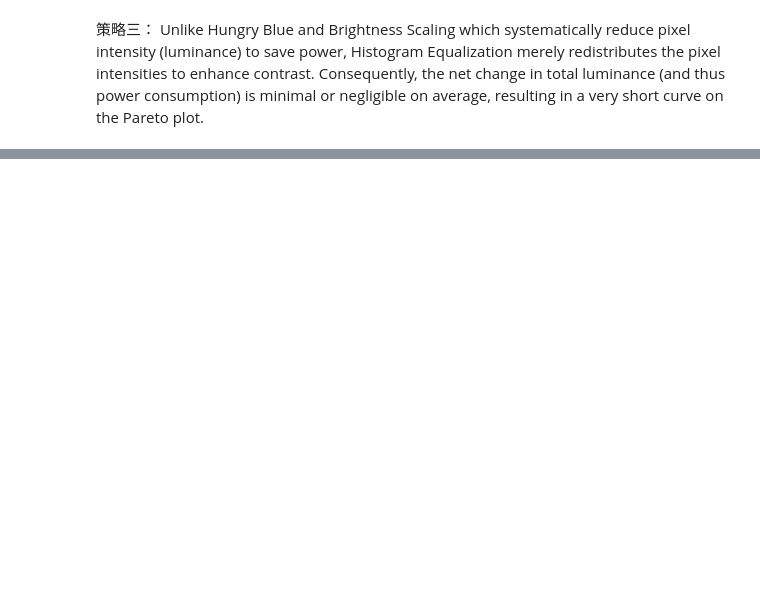
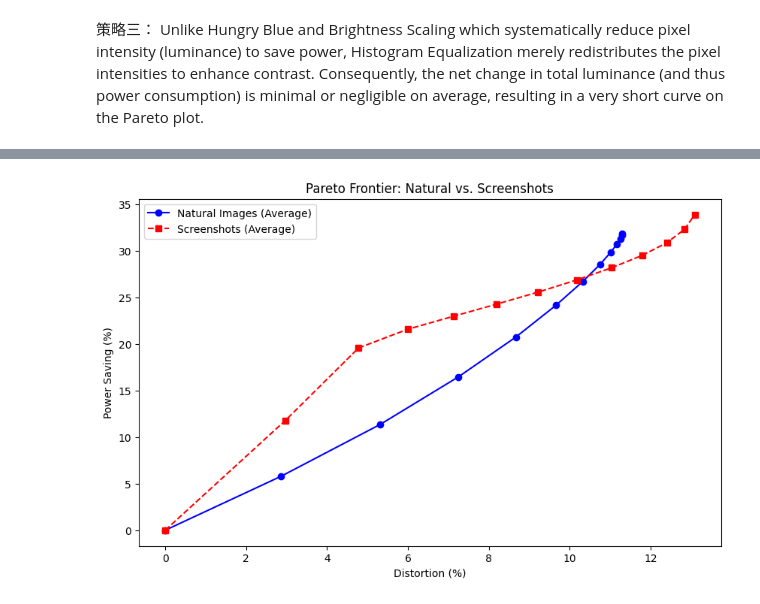
Before and after one commit to Chenya7008/EMIOT_Labs, a Jupyter notebook: lab2/lab2.ipynb, the cells around one changed output, grey strips where cells are left out. Cells and saved outputs as stored; diff of their text form; code cells hidden in the pictures; blank space fills up the shorter version.

```diff
--- a/lab2/lab2.ipynb
+++ b/lab2/lab2.ipynb
@@ -679,0 +818,46 @@ Unlike Hungry Blue and Brightness Scaling which systematically reduce pixel inte
+# %%
+# 示例：修改循环逻辑以支持分类分析
+results_natural = []
+results_screens = []
+
+for k in k_values:
+    nat_savings, nat_dists = [], []
+    scr_savings, scr_dists = [], []
+
+    # 自然图像组
+    for img in images:
+        p_orig = estimate_power_part1(img)
+        img_new = apply_hungry_blue(img, k)
+        p_new = estimate_power_part1(img_new)
+        nat_savings.append((p_orig - p_new) / p_orig * 100)
+        nat_dists.append(compute_distortion(img, img_new))
+
+    # 截图组
+    for img in screen_images:
+        p_orig = estimate_power_part1(img)
+        img_new = apply_hungry_blue(img, k)
+        p_new = estimate_power_part1(img_new)
+        scr_savings.append((p_orig - p_new) / p_orig * 100)
+        scr_dists.append(compute_distortion(img, img_new))
+
+    results_natural.append((np.mean(nat_dists), np.mean(nat_savings)))
+    results_screens.append((np.mean(scr_dists), np.mean(scr_savings)))
+# %%
+plt.figure(figsize=(10, 6))
+# 画自然图像组
+x_nat = [r[0] for r in results_natural]
+y_nat = [r[1] for r in results_natural]
+plt.plot(x_nat, y_nat, 'b-o', label='Natural Images (Average)')
+
+# 画截图组
+x_scr = [r[0] for r in results_screens]
+y_scr = [r[1] for r in results_screens]
+plt.plot(x_scr, y_scr, 'r--s', label='Screenshots (Average)')
+
+plt.title('Pareto Frontier: Natural vs. Screenshots')
+plt.xlabel('Distortion (%)')
+plt.ylabel('Power Saving (%)')
+plt.legend()
+plt.show()
+# %% [output]
+[figure, added]
```
Also changed, not shown: parts of 8 cells of this notebook, 7 other files.
